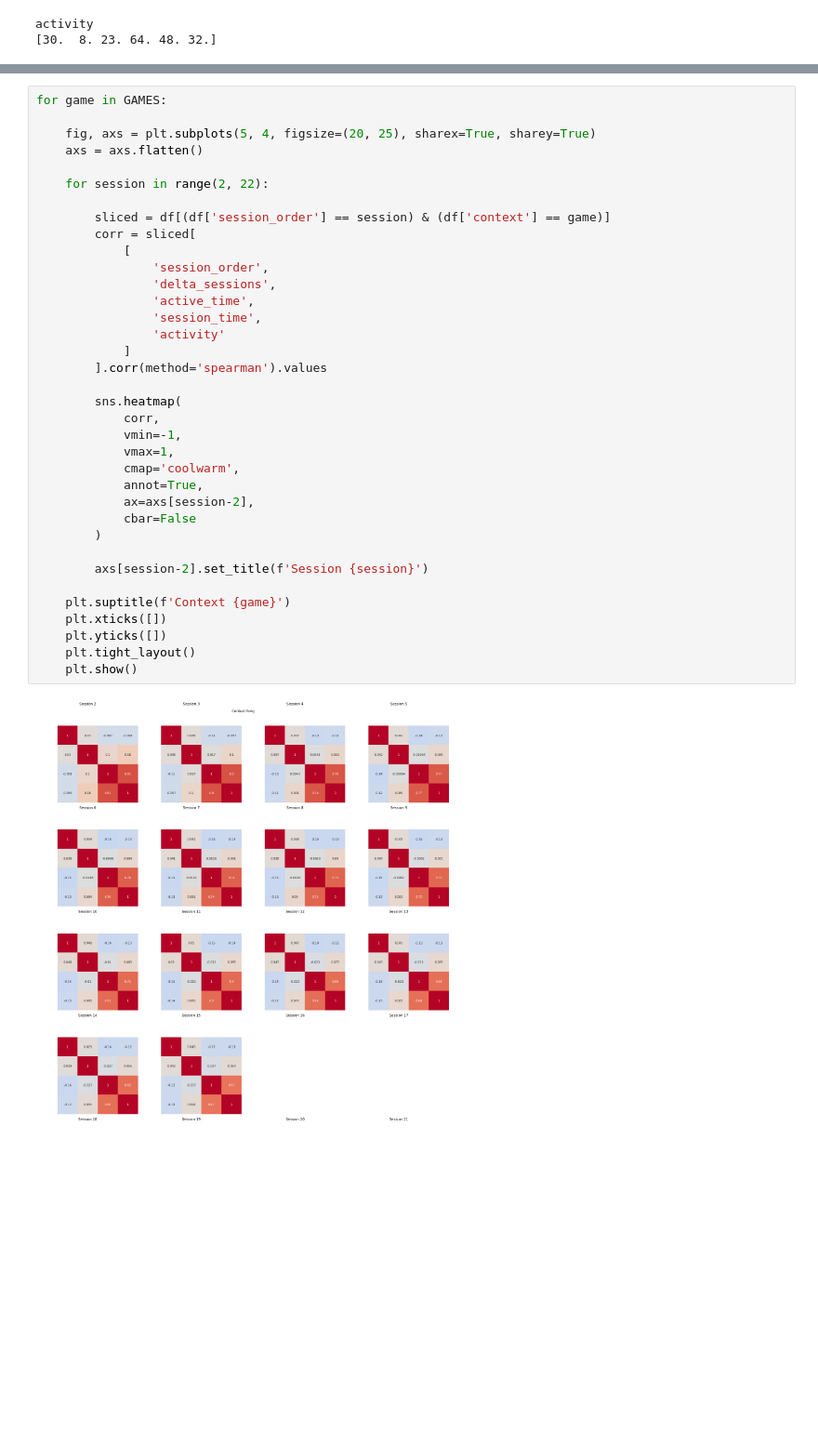
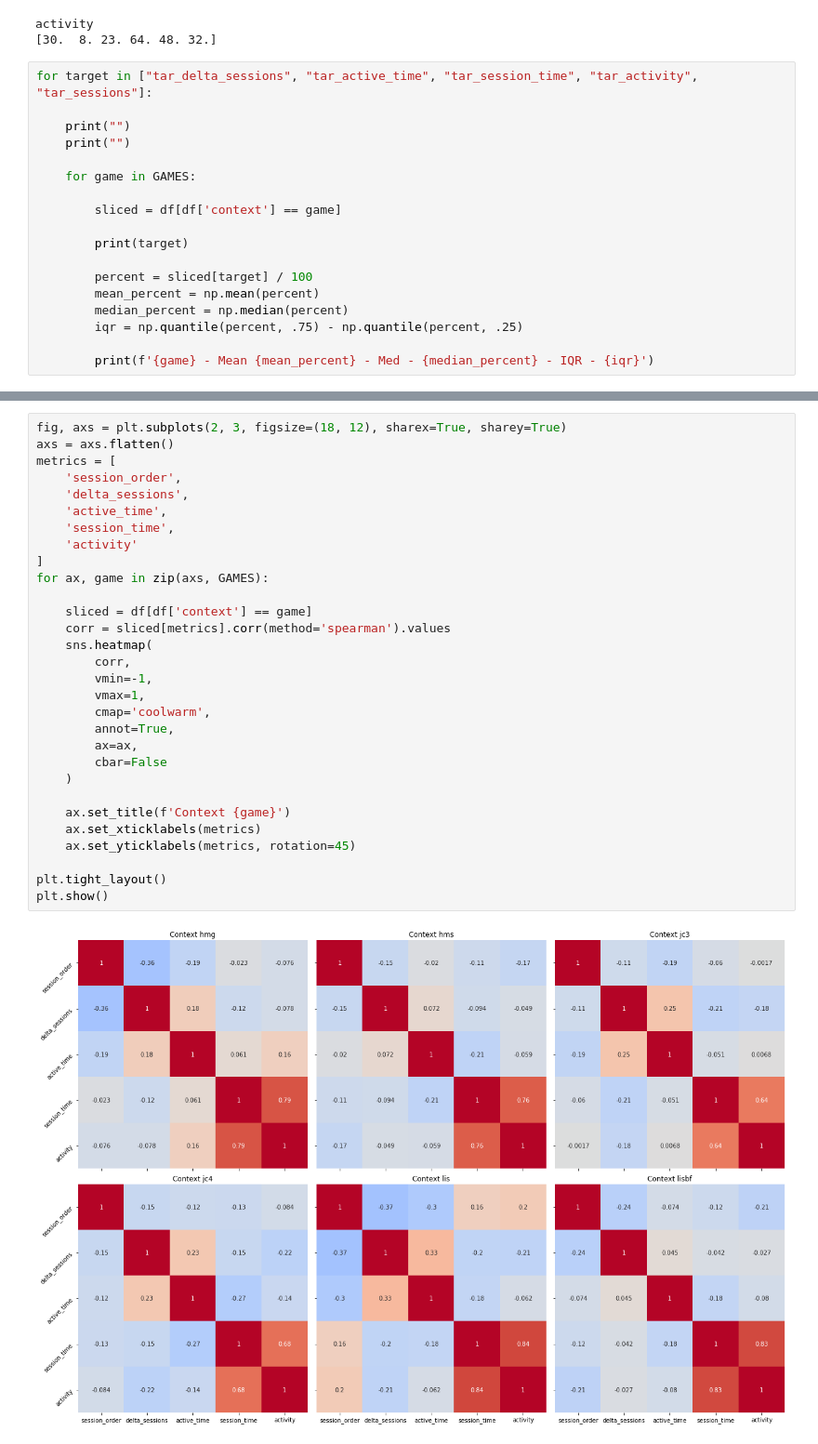
Before and after one commit to vb690/approx_incentive_salience, a Jupyter notebook: EDA_analysis.ipynb, the cells around one changed output, grey strips where cells are left out. Shown at 93% size. Cells and saved outputs as stored; diff of their text form; blank space fills up the shorter version.

```diff
--- a/EDA_analysis.ipynb
+++ b/EDA_analysis.ipynb
@@ -210,3 +210,21 @@ session_time
 | lisbf | 3768657.0 | 30.253453 | 28.667458 | 0.0 | 1.0 | 10.0 | 22.0 | 42.0 | 71.0 | 87.0 | 259.0 |
 activity
 [30.  8. 23. 64. 48. 32.]
+# %%
+for target in ["tar_delta_sessions", "tar_active_time", "tar_session_time", "tar_activity", "tar_sessions"]:
+
+    print("")
+    print("")
+
+    for game in GAMES:
+
+        sliced = df[df['context'] == game]
+
+        print(target)
+
+        percent = sliced[target] / 100
+        mean_percent = np.mean(percent)
+        median_percent = np.median(percent)
+        iqr = np.quantile(percent, .75) - np.quantile(percent, .25)
+
+        print(f'{game} - Mean {mean_percent} - Med - {median_percent} - IQR - {iqr}')
@@ -213,38 +249,32 @@ activity
 # %%
-for game in GAMES:
+fig, axs = plt.subplots(2, 3, figsize=(18, 12), sharex=True, sharey=True)
+axs = axs.flatten()
+metrics = [
+    'session_order',
+    'delta_sessions',
+    'active_time',
+    'session_time',
+    'activity'
+]
+for ax, game in zip(axs, GAMES):
 
-    fig, axs = plt.subplots(5, 4, figsize=(20, 25), sharex=True, sharey=True)
-    axs = axs.flatten()
+    sliced = df[df['context'] == game]
+    corr = sliced[metrics].corr(method='spearman').values
+    sns.heatmap(
+        corr,
+        vmin=-1,
+        vmax=1,
+        cmap='coolwarm',
+        annot=True,
+        ax=ax,
+        cbar=False
+    )
 
-    for session in range(2, 22):
+    ax.set_title(f'Context {game}')
+    ax.set_xticklabels(metrics)
+    ax.set_yticklabels(metrics, rotation=45)
 
-        sliced = df[(df['session_order'] == session) & (df['context'] == game)]
-        corr = sliced[
-            [
-                'session_order',
-                'delta_sessions',
-                'active_time',
-                'session_time',
-                'activity'
-            ]
-        ].corr(method='spearman').values
-
-        sns.heatmap(
-            corr,
-            vmin=-1,
-            vmax=1,
-            cmap='coolwarm',
-            annot=True,
-            ax=axs[session-2],
-            cbar=False
-        )
-
-        axs[session-2].set_title(f'Session {session}')
-
-    plt.suptitle(f'Context {game}')
-    plt.xticks([])
-    plt.yticks([])
-    plt.tight_layout()
-    plt.show()
+plt.tight_layout()
+plt.show()
 # %% [output]
-[figure, old version]
+[figure, new version]
```
Also changed, not shown: parts of 2 cells of this notebook, 5 other files.
